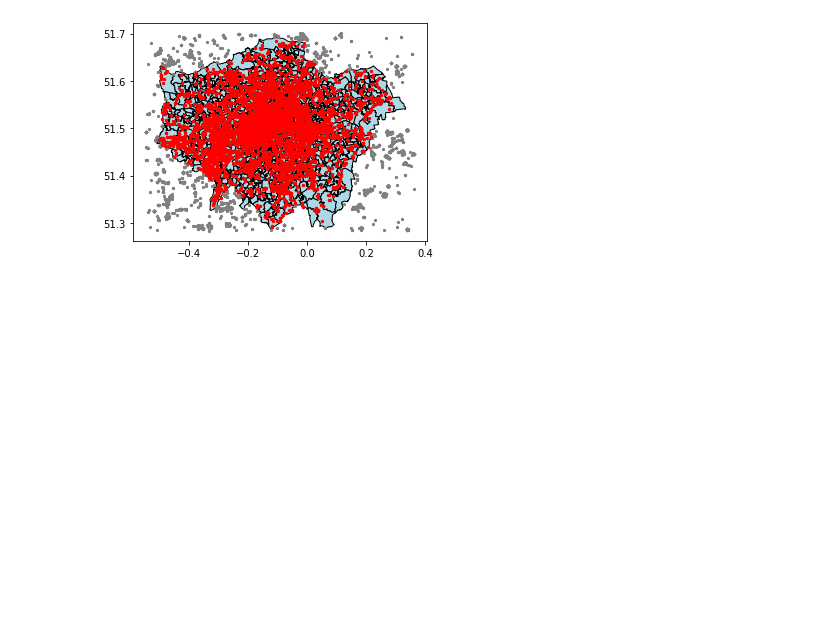
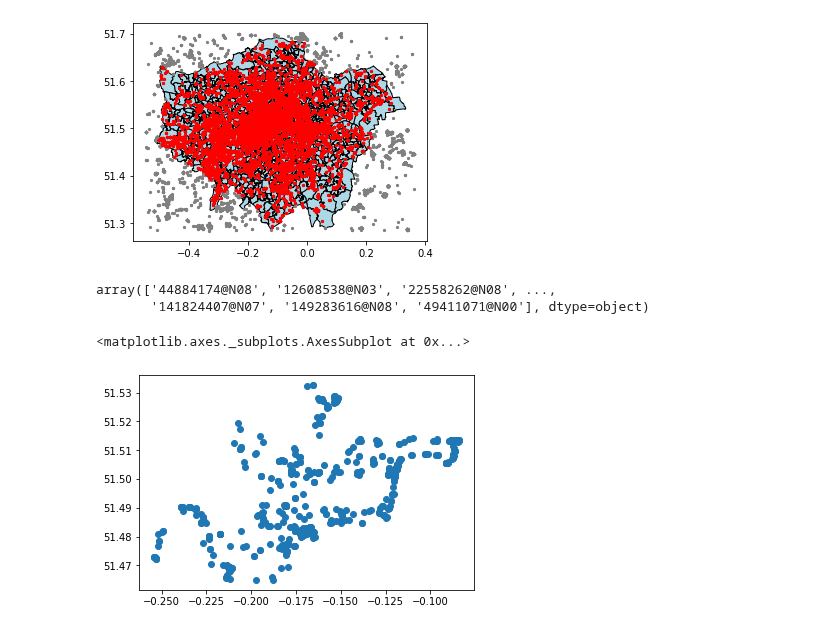
Before and after one commit to leyixu21/Semantic-Trajectory, a Jupyter notebook: get_flickr_data.ipynb, the cells around one changed output. Cells and saved outputs as stored; diff of their text form; code cells hidden in the pictures; blank space fills up the shorter version.

```diff
--- a/get_flickr_data.ipynb
+++ b/get_flickr_data.ipynb
@@ -684,8 +777,12 @@ for _, r in london.iterrows():
 
 m
 # %%
-# get Flickr data inside the city boundary
-london_flickr_2021 = london_bbox_flickr_2021[london_bbox_flickr_2021.within(london.unary_union)]
+# # get Flickr data inside the city boundary
+# london_flickr_2021 = london_bbox_flickr_2021[london_bbox_flickr_2021.within(london.unary_union)]
 
+# # save the Flickr data inside the city boundary as the csv file
+# london_flickr_2021.to_csv(path + 'london_flickr_2021.csv')
+
+london_flickr_2021 = pd.read_csv(path + 'london_flickr_2021.csv')
 london_flickr_2021
 # %% [output]
@@ -714,3 +799,13 @@ london_flickr_2021.plot(ax=base, marker='o', color='red', markersize=5)
 # %% [output]
 <matplotlib.axes._subplots.AxesSubplot at 0x...>
 [figure]
+# %%
+london_flickr_2021['owner'].unique()
+# %% [output]
+array(['44884174@N08', '12608538@N03', '22558262@N08', ...,
+       '141824407@N07', '149283616@N08', '49411071@N00'], dtype=object)
+# %%
+london_flickr_2021[london_flickr_2021['owner']=='22558262@N08'].plot()
+# %% [output]
+<matplotlib.axes._subplots.AxesSubplot at 0x...>
+[figure, added]
```
Also changed, not shown: parts of 13 cells of this notebook.
